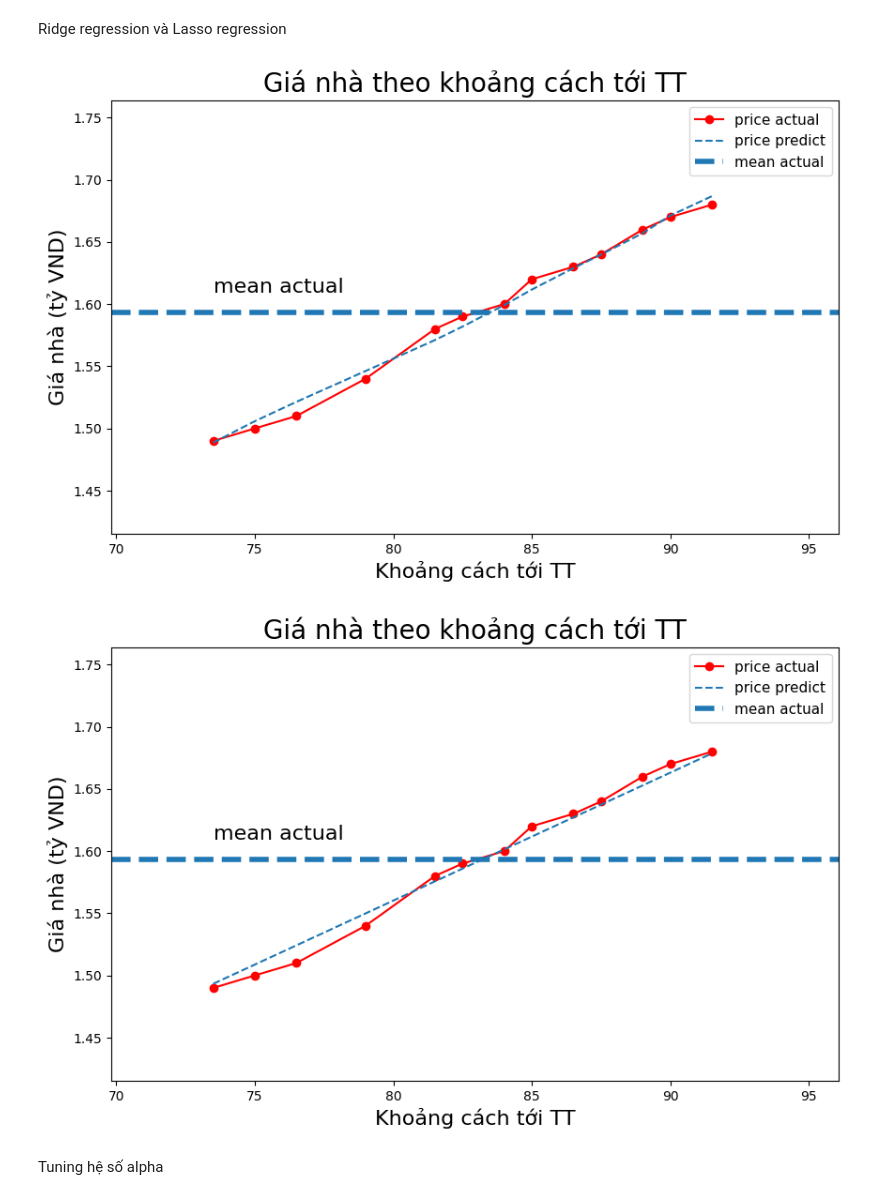
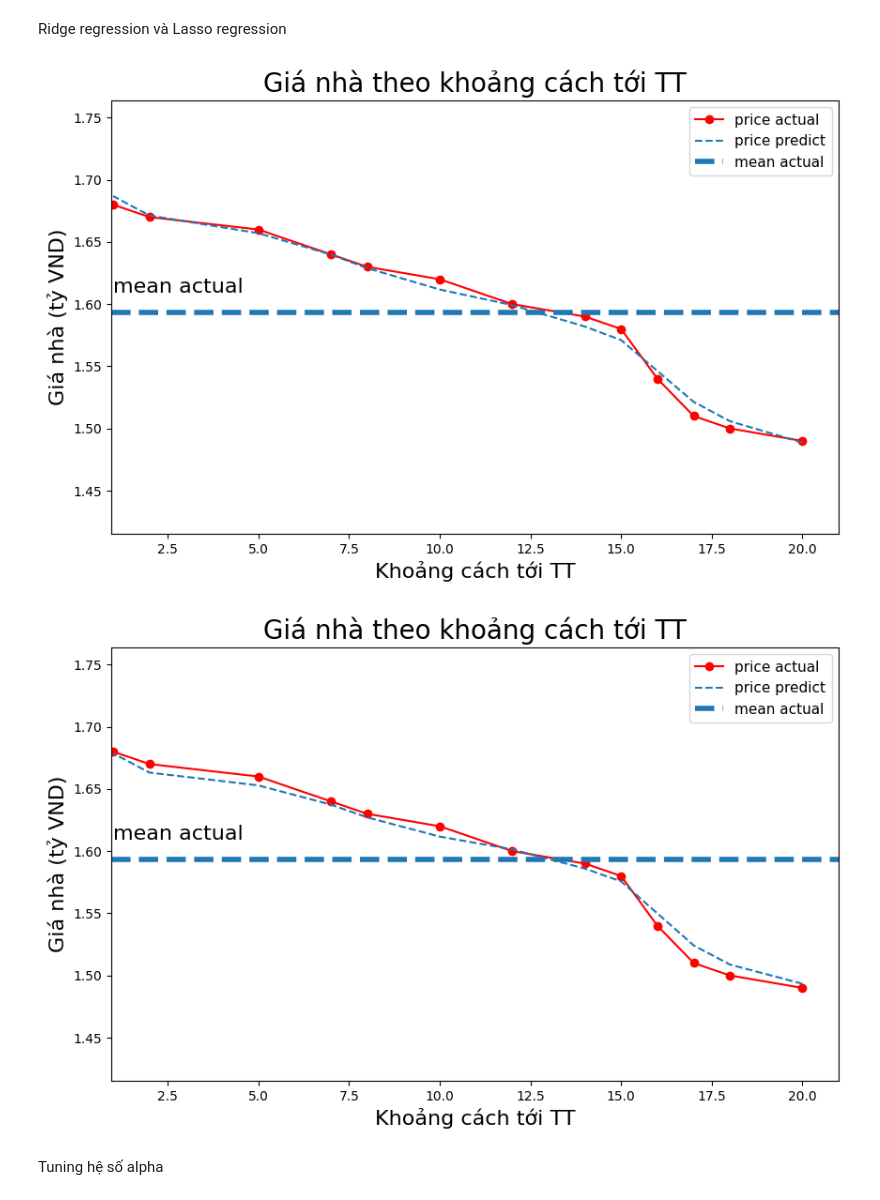
Before and after one commit to dieptonn/AI_research, a Jupyter notebook: PredictiveAnalytics/housePrice_prediction.ipynb, the cells around one changed output. Drawn from its saved outputs; the diff is of its cells as text; code cells hidden in the pictures.

```diff
--- a/PredictiveAnalytics/housePrice_prediction.ipynb
+++ b/PredictiveAnalytics/housePrice_prediction.ipynb
@@ -236,28 +236,28 @@ rid_regr.fit(X, y)
 
 y_pred_rid = rid_regr.predict(X)
 
-_plot_act_pred(x1, y, y_pred_rid,
+_plot_act_pred(x2, y, y_pred_rid,
                title='Giá nhà theo khoảng cách tới TT',
                xlabel='Khoảng cách tới TT',
                ylabel='Giá nhà (tỷ VND)')
 # %% [output]
-[figure, old version]
+[figure, new version]
 # %%
 # Lasso regression
 
 from sklearn.linear_model import Lasso
 
 las_regr = Lasso(alpha=0.005)
 las_regr.fit(X, y)
 
 y_pred_las = las_regr.predict(X)
 
-_plot_act_pred(x1, y, y_pred_las,
+_plot_act_pred(x2, y, y_pred_las,
                title='Giá nhà theo khoảng cách tới TT',
                xlabel='Khoảng cách tới TT',
                ylabel='Giá nhà (tỷ VND)')
 # %% [output]
-[figure, old version]
+[figure, new version]
 # %% [markdown]
 Tuning hệ số alpha
 # %%
```
Also changed, not shown: parts of 5 cells of this notebook.
